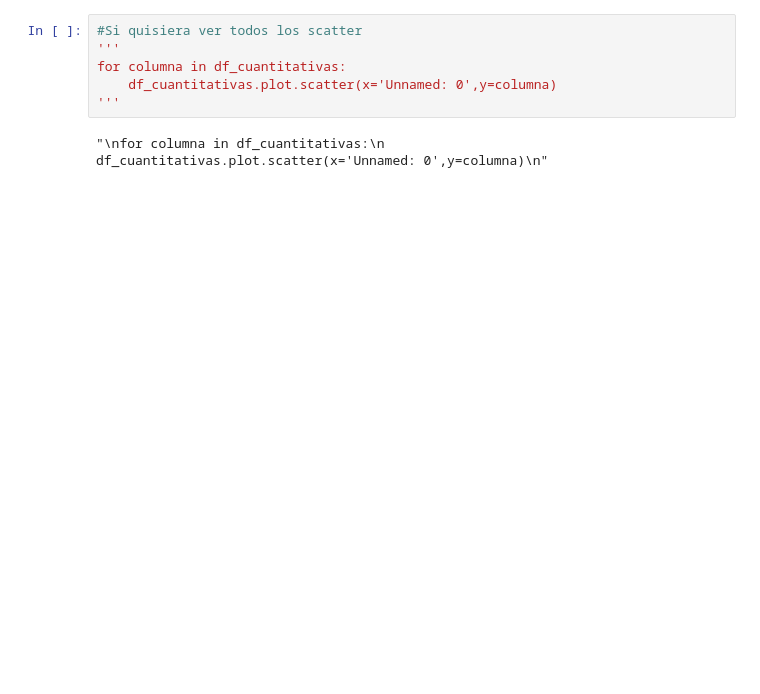
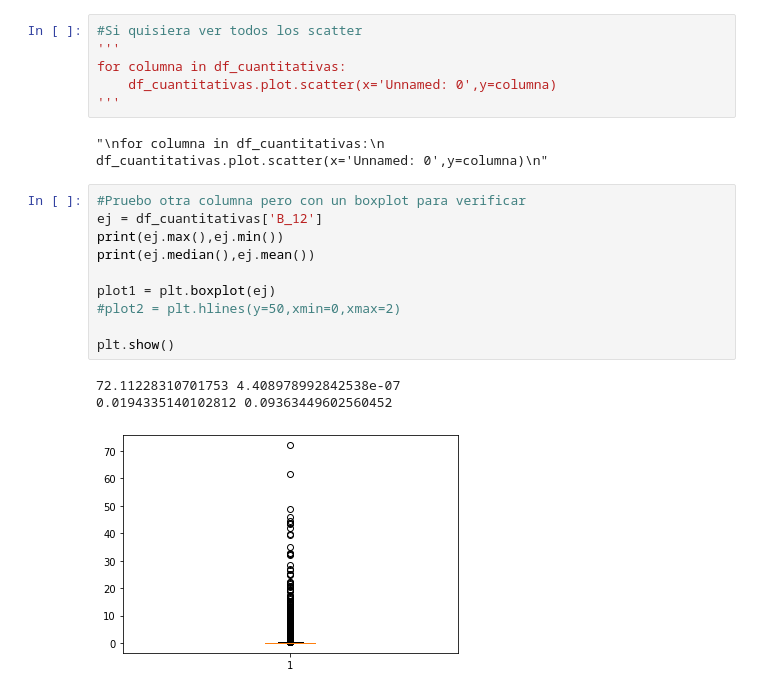
Before and after one commit to BraianV/Org-Datos-Grupo-19, a Jupyter notebook: notebooks/Levantar la data .ipynb, the cells around one changed output. Saved outputs shown, nothing was run; the diff lists cells and outputs as text; blank space fills up the shorter version.

```diff
--- a/notebooks/Levantar la data .ipynb
+++ b/notebooks/Levantar la data .ipynb
@@ -163,3 +170,17 @@ for columna in df_cuantitativas:
 '''
 # %% [output]
 "\nfor columna in df_cuantitativas:\n    df_cuantitativas.plot.scatter(x='Unnamed: 0',y=columna)\n"
+# %%
+#Pruebo otra columna pero con un boxplot para verificar
+ej = df_cuantitativas['B_12']
+print(ej.max(),ej.min())
+print(ej.median(),ej.mean())
+
+plot1 = plt.boxplot(ej)
+#plot2 = plt.hlines(y=50,xmin=0,xmax=2)
+
+plt.show()
+# %% [output]
+72.11228310701753 4.408978992842538e-07
+0.0194335140102812 0.09363449602560452
+[figure, added]
```
Also changed, not shown: parts of 3 cells of this notebook.
